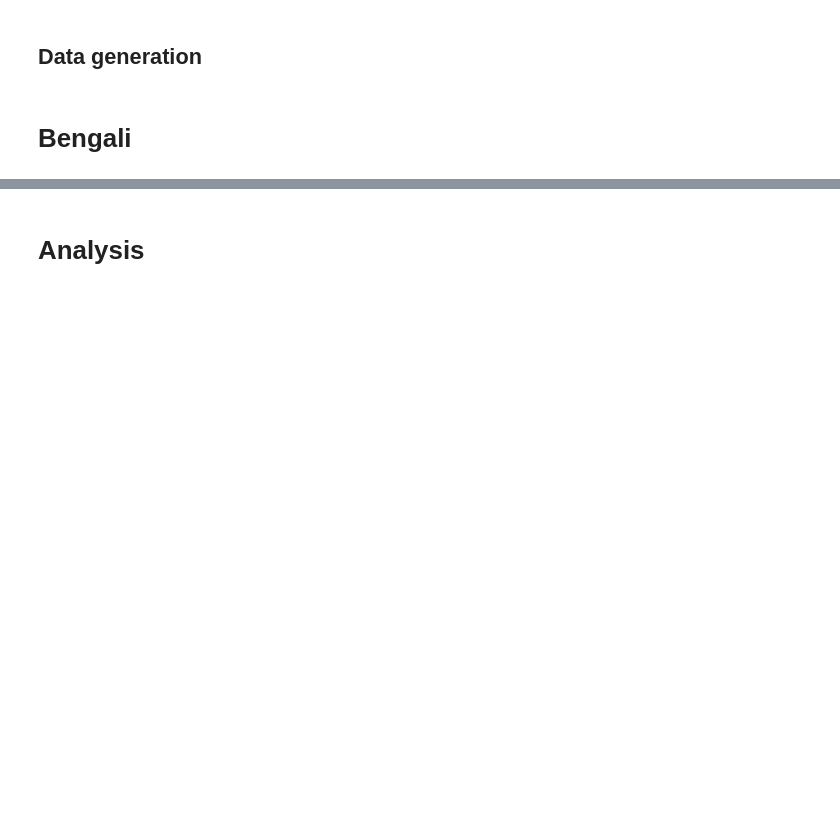
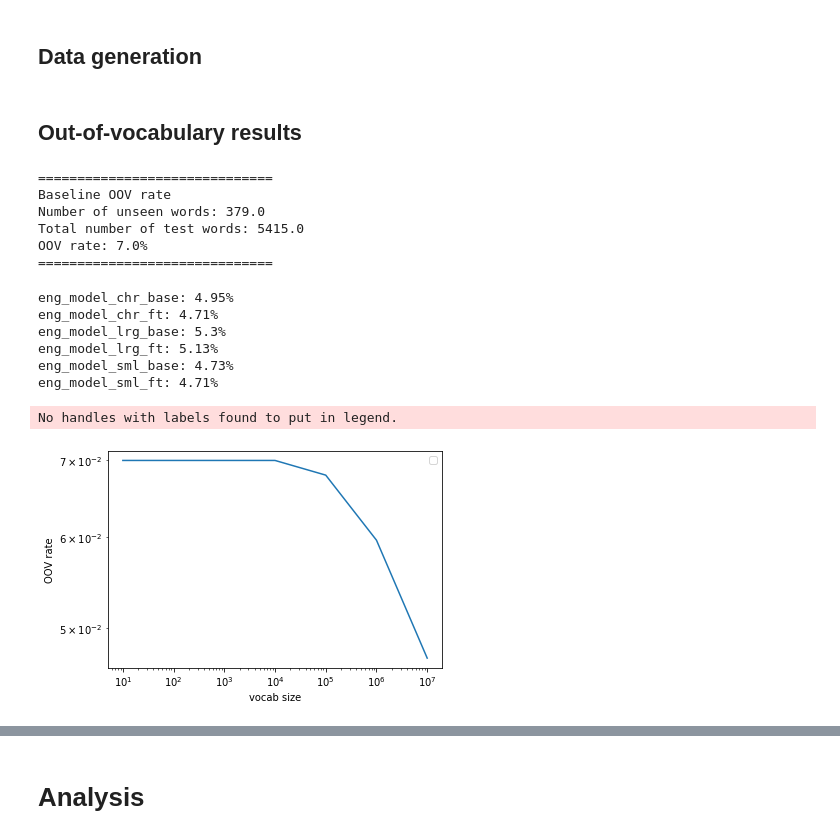
Before and after one commit to pmarkovic/lang_modeling, a Jupyter notebook: project_notebook.ipynb, the cells around one changed output, grey strips where cells are left out. Drawn from its saved outputs; the diff is of its cells as text; code cells hidden in the pictures; blank space fills up the shorter version.

Commit message:
Final results with OOV rate plots

```diff
--- a/project_notebook.ipynb
+++ b/project_notebook.ipynb
@@ -119,2 +118,33 @@ for i in range(1, 8):
-# %% [markdown]
-# Bengali
+# %% [markdown]
+## Out-of-vocabulary results
+# %%
+import oov
+oov_module = reload(oov)
+# %%
+# Initiate OOV object
+
+comparer = oov_module.OOV()
+# %% [output]
+==============================
+Baseline OOV rate
+Number of unseen words: 379.0
+Total number of test words: 5415.0
+OOV rate: 7.0%
+==============================
+# %%
+oov_rates = comparer.check_oov()
+
+for key, values in sorted(oov_rates.items()):
+    print(f"{key}: {round(values[-1][1] * 100, 2)}%")
+# %% [output]
+eng_model_chr_base: 4.95%
+eng_model_chr_ft: 4.71%
+eng_model_lrg_base: 5.3%
+eng_model_lrg_ft: 5.13%
+eng_model_sml_base: 4.73%
+eng_model_sml_ft: 4.71%
+# %%
+comparer.plot_oov_rates({value[0]: value[1] for value in oov_rates["eng_model_chr_ft"]})
+# %% [output]
+No handles with labels found to put in legend.
+[figure, added]
```
Also changed, not shown: parts of 8 cells of this notebook, 3 other files.
